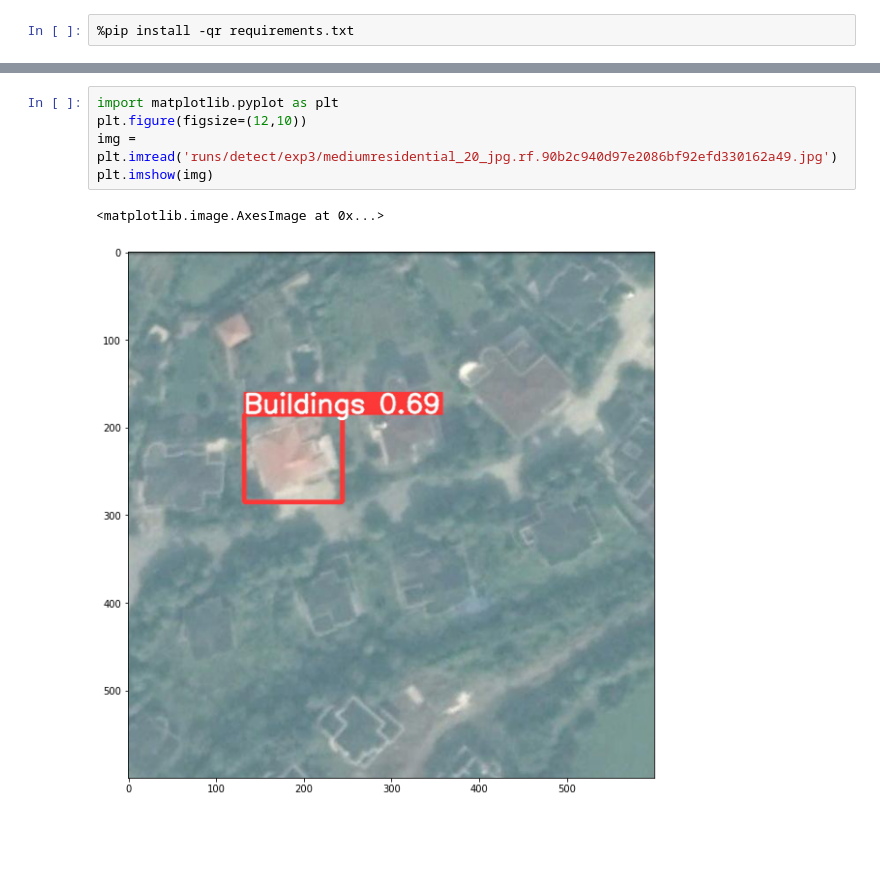
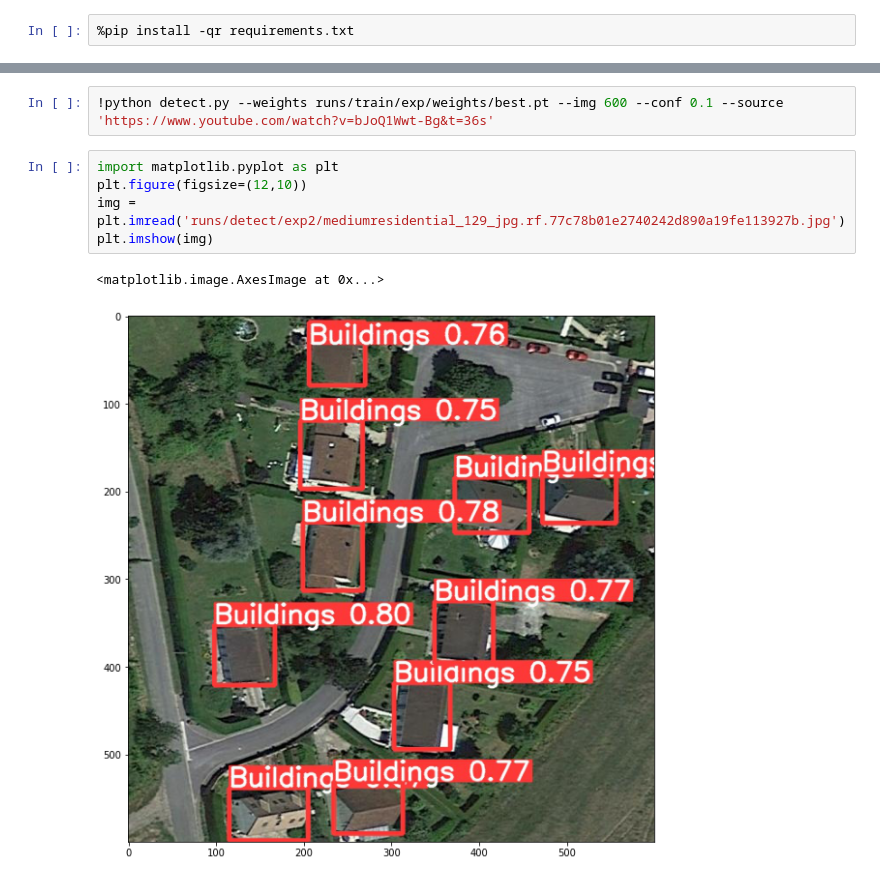
Before and after one commit to venu-banaras/mca-project, a Jupyter notebook: test_model.ipynb, the cells around one changed output, grey strips where cells are left out. Drawn from its saved outputs; the diff is of its cells as text; blank space fills up the shorter version.

```diff
--- a/test_model.ipynb
+++ b/test_model.ipynb
@@ -43,9 +47,11 @@ Speed: 0.5ms pre-process, 26.6ms inference, 5.4ms NMS per image at shape (1, 3,
 Results saved to runs/detect/exp3
+# %%
+!python detect.py --weights runs/train/exp/weights/best.pt --img 600 --conf 0.1 --source 'https://www.youtube.com/watch?v=bJoQ1Wwt-Bg&t=36s'
 # %%
 import matplotlib.pyplot as plt
 plt.figure(figsize=(12,10))
-img = plt.imread('runs/detect/exp3/mediumresidential_20_jpg.rf.90b2c940d97e2086bf92efd330162a49.jpg')
+img = plt.imread('runs/detect/exp2/mediumresidential_129_jpg.rf.77c78b01e2740242d890a19fe113927b.jpg')
 plt.imshow(img)
 # %% [output]
 <matplotlib.image.AxesImage at 0x...>
-[figure, old version]
+[figure, new version]
```
Also changed, not shown: parts of 16 cells of this notebook.
